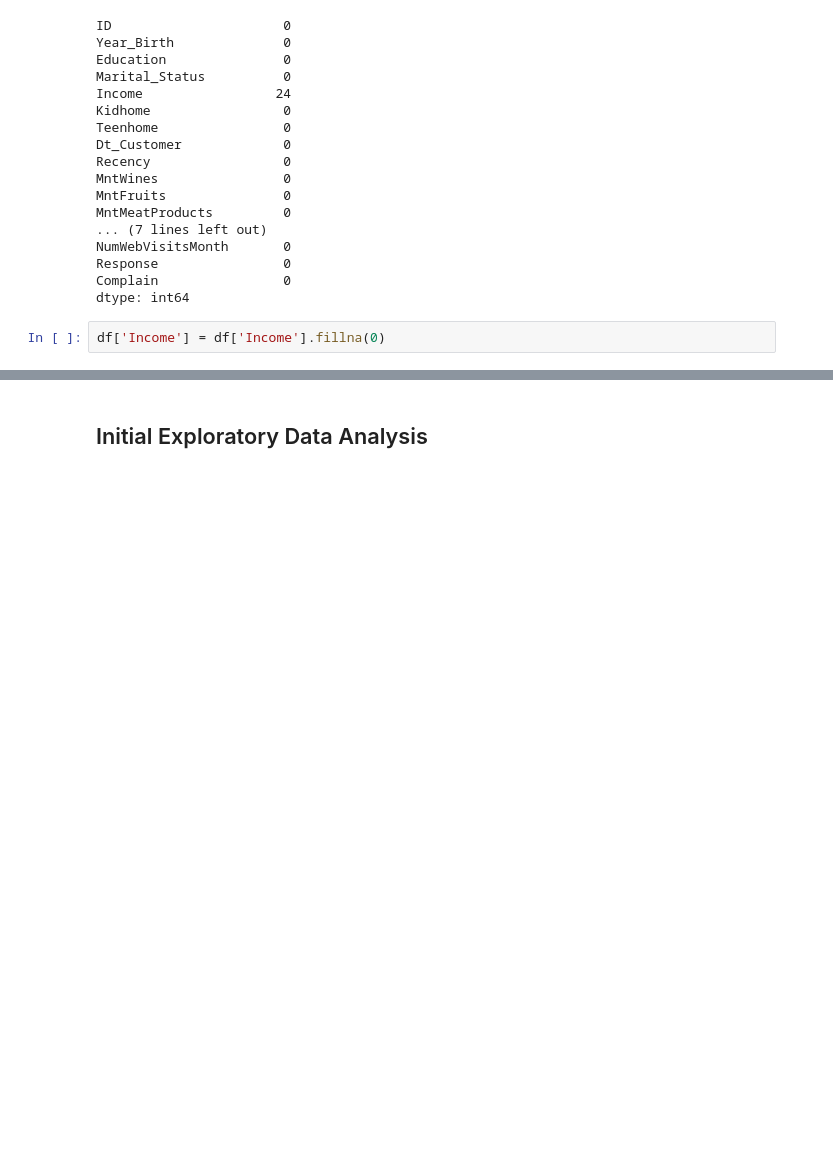
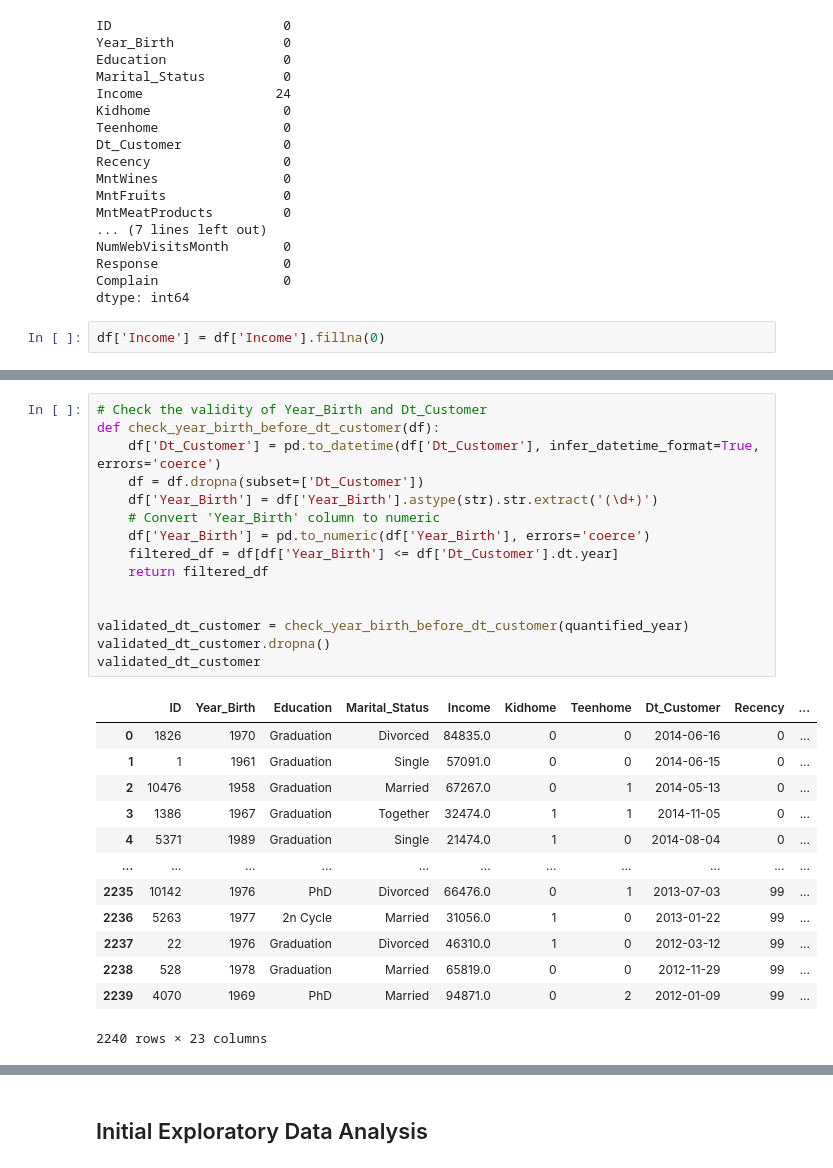
Before and after one commit to Ronan-Daliuag/Determining-Leads, a Jupyter notebook: Shaun.ipynb, the cells around one changed output, grey strips where cells are left out. Saved outputs shown, nothing was run; the diff lists cells and outputs as text; blank space fills up the shorter version.

```diff
--- a/Shaun.ipynb
+++ b/Shaun.ipynb
@@ -93,0 +118,29 @@ df['Income'] = df['Income'].fillna(0)
+# %%
+# Check the validity of Year_Birth and Dt_Customer
+def check_year_birth_before_dt_customer(df):
+    df['Dt_Customer'] = pd.to_datetime(df['Dt_Customer'], infer_datetime_format=True, errors='coerce')
+    df = df.dropna(subset=['Dt_Customer'])
+    df['Year_Birth'] = df['Year_Birth'].astype(str).str.extract('(\d+)')
+    # Convert 'Year_Birth' column to numeric
+    df['Year_Birth'] = pd.to_numeric(df['Year_Birth'], errors='coerce')
+    filtered_df = df[df['Year_Birth'] <= df['Dt_Customer'].dt.year]
+    return filtered_df
+
+
+validated_dt_customer = check_year_birth_before_dt_customer(quantified_year)
+validated_dt_customer.dropna()
+validated_dt_customer
+# %% [output]
+|  | ID | Year_Birth | Education | Marital_Status | Income | Kidhome | Teenhome | Dt_Customer | Recency | ... |
+| 0 | 1826 | 1970 | Graduation | Divorced | 84835.0 | 0 | 0 | 2014-06-16 | 0 | ... |
+| 1 | 1 | 1961 | Graduation | Single | 57091.0 | 0 | 0 | 2014-06-15 | 0 | ... |
+| 2 | 10476 | 1958 | Graduation | Married | 67267.0 | 0 | 1 | 2014-05-13 | 0 | ... |
+| 3 | 1386 | 1967 | Graduation | Together | 32474.0 | 1 | 1 | 2014-11-05 | 0 | ... |
+| 4 | 5371 | 1989 | Graduation | Single | 21474.0 | 1 | 0 | 2014-08-04 | 0 | ... |
+| ... | ... | ... | ... | ... | ... | ... | ... | ... | ... | ... |
+| 2235 | 10142 | 1976 | PhD | Divorced | 66476.0 | 0 | 1 | 2013-07-03 | 99 | ... |
+| 2236 | 5263 | 1977 | 2n Cycle | Married | 31056.0 | 1 | 0 | 2013-01-22 | 99 | ... |
+| 2237 | 22 | 1976 | Graduation | Divorced | 46310.0 | 1 | 0 | 2012-03-12 | 99 | ... |
+| 2238 | 528 | 1978 | Graduation | Married | 65819.0 | 0 | 0 | 2012-11-29 | 99 | ... |
+| 2239 | 4070 | 1969 | PhD | Married | 94871.0 | 0 | 2 | 2012-01-09 | 99 | ... |
+2240 rows × 23 columns
```
Also changed, not shown: parts of 3 cells of this notebook, 1 other file.
